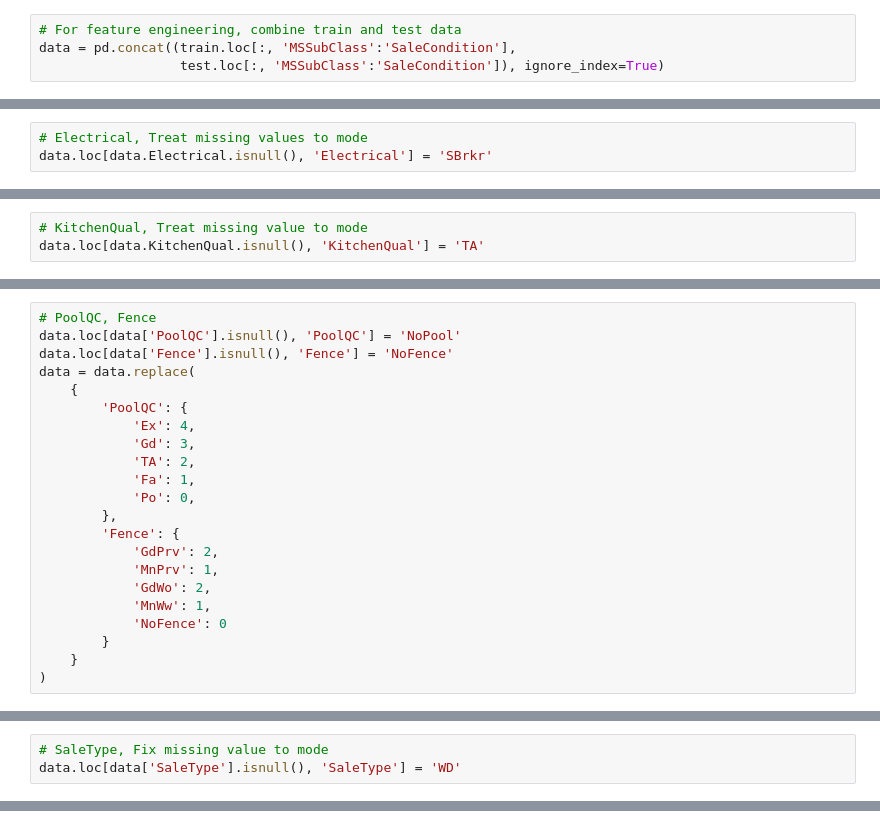
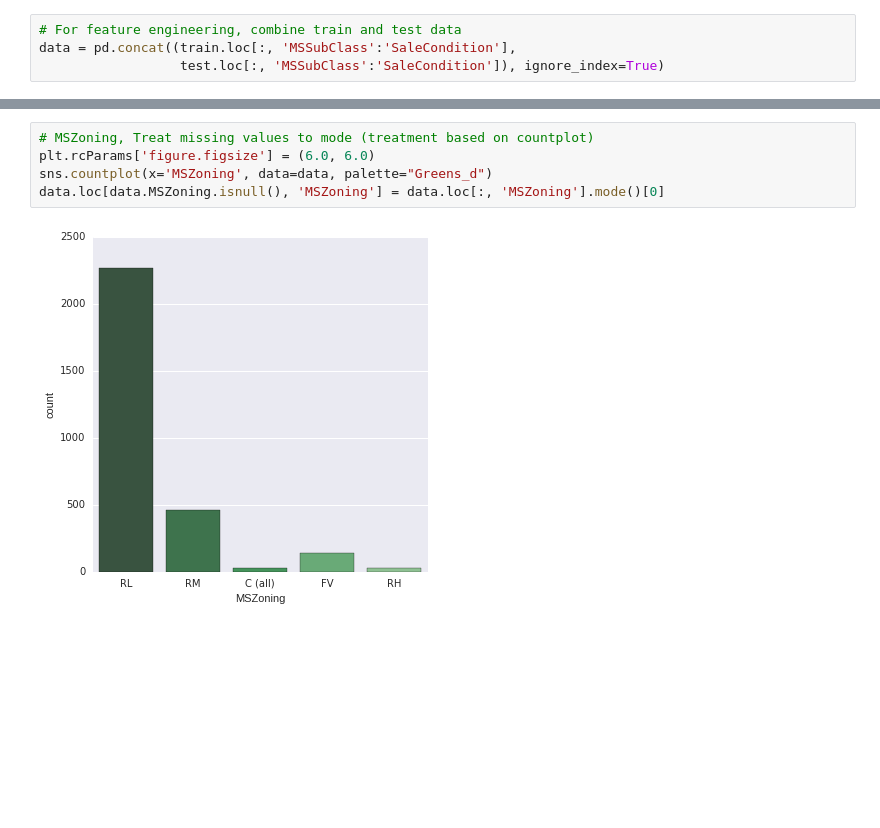
Before and after one commit to rehassachdeva/House-Prices-Advanced-Regression-Techniques---Kaggle-Competition, a Jupyter notebook: house_prices_predictor.ipynb, the cells around one changed output, grey strips where cells are left out. Saved outputs shown, nothing was run; the diff lists cells and outputs as text; blank space fills up the shorter version.

```diff
--- a/house_prices_predictor.ipynb
+++ b/house_prices_predictor.ipynb
@@ -290,3 +42,0 @@ data = data.replace(
-# %%
-# Electrical, Treat missing values to mode
-data.loc[data.Electrical.isnull(), 'Electrical'] = 'SBrkr'
@@ -302,3 +42,0 @@ Series([], Name: TotRmsAbvGrd, dtype: int64)
-# %%
-# KitchenQual, Treat missing value to mode
-data.loc[data.KitchenQual.isnull(), 'KitchenQual'] = 'TA'
@@ -378,22 +42,0 @@ sns.boxplot(x='PavedDrive', y='SalePrice', data=train)
-# %%
-# PoolQC, Fence
-data.loc[data['PoolQC'].isnull(), 'PoolQC'] = 'NoPool'
-data.loc[data['Fence'].isnull(), 'Fence'] = 'NoFence'
-data = data.replace(
-    {
-        'PoolQC': {
-            'Ex': 4,
-            'Gd': 3,
-            'TA': 2,
-            'Fa': 1,
-            'Po': 0,
-        },
-        'Fence': {
-            'GdPrv': 2,
-            'MnPrv': 1,
-            'GdWo': 2,
-            'MnWw': 1,
-            'NoFence': 0
-        }
-    }
-)
@@ -403,3 +42,0 @@ data.loc[data['MiscFeature'].isnull(), 'MiscFeature'] = 'None'
-# %%
-# SaleType, Fix missing value to mode
-data.loc[data['SaleType'].isnull(), 'SaleType'] = 'WD'
@@ -407,0 +91,7 @@ Series([], Name: SaleCondition, dtype: object)
+# %%
+# MSZoning, Treat missing values to mode (treatment based on countplot)
+plt.rcParams['figure.figsize'] = (6.0, 6.0)
+sns.countplot(x='MSZoning', data=data, palette="Greens_d")
+data.loc[data.MSZoning.isnull(), 'MSZoning'] = data.loc[:, 'MSZoning'].mode()[0]
+# %% [output]
+[figure, added]
```
Also changed, not shown: parts of 69 cells of this notebook.
